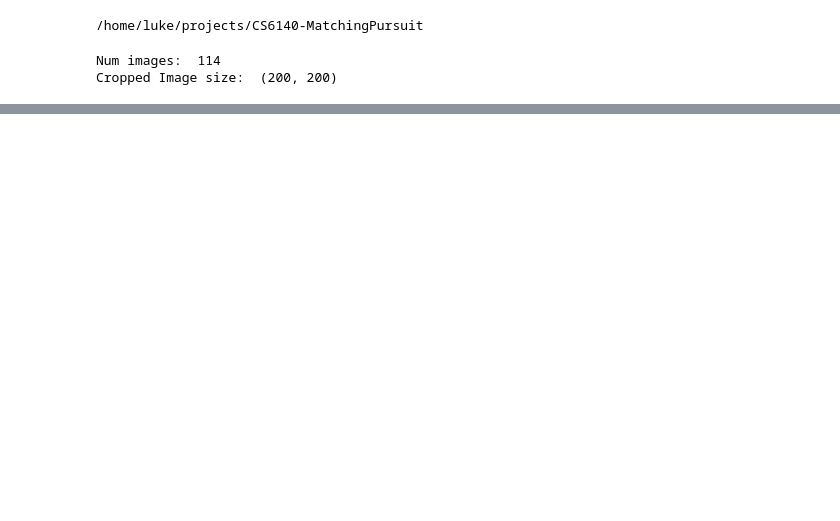
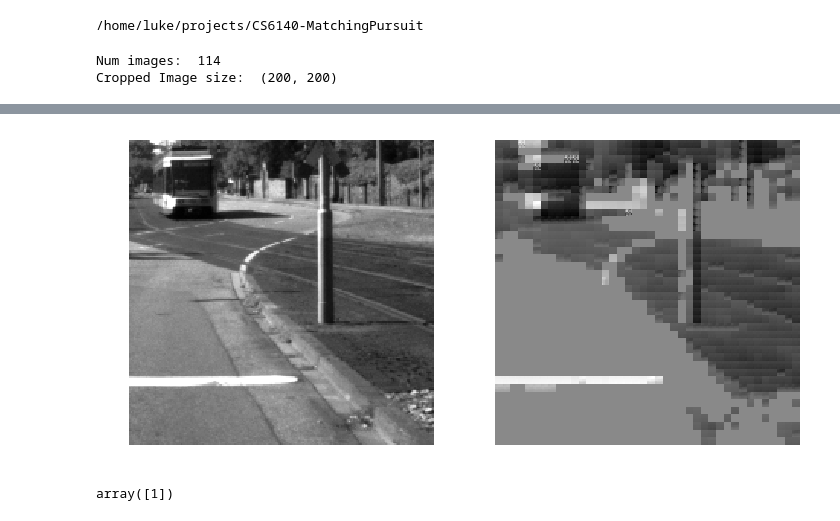
Before and after one commit to Lukeroberto/CS6140-MatchingPursuit, a Jupyter notebook: notebooks/Tests.ipynb, the cells around one changed output, grey strips where cells are left out. Drawn from its saved outputs; the diff is of its cells as text; code cells hidden in the pictures; blank space fills up the shorter version.

```diff
--- a/notebooks/Tests.ipynb
+++ b/notebooks/Tests.ipynb
@@ -93,3 +78,4 @@ HTML(ani.to_html5_video())
 # %%
-# ani = compareVideos(images, recon_video_optsparse);
-# HTML(ani.to_html5_video())
+ani = compareVideos(images, video_recon_optsparse);
+HTML(ani.to_html5_video())
+# %% [output]
@@ -95,0 +83,7 @@ HTML(ani.to_html5_video())
+[figure, added]
+# %%
+a = np.array([1, 2, 3, 4, 5])
+
+a[[0]]
+# %% [output]
+array([1])
```
Also changed, not shown: parts of 6 cells of this notebook, 2 other files.
